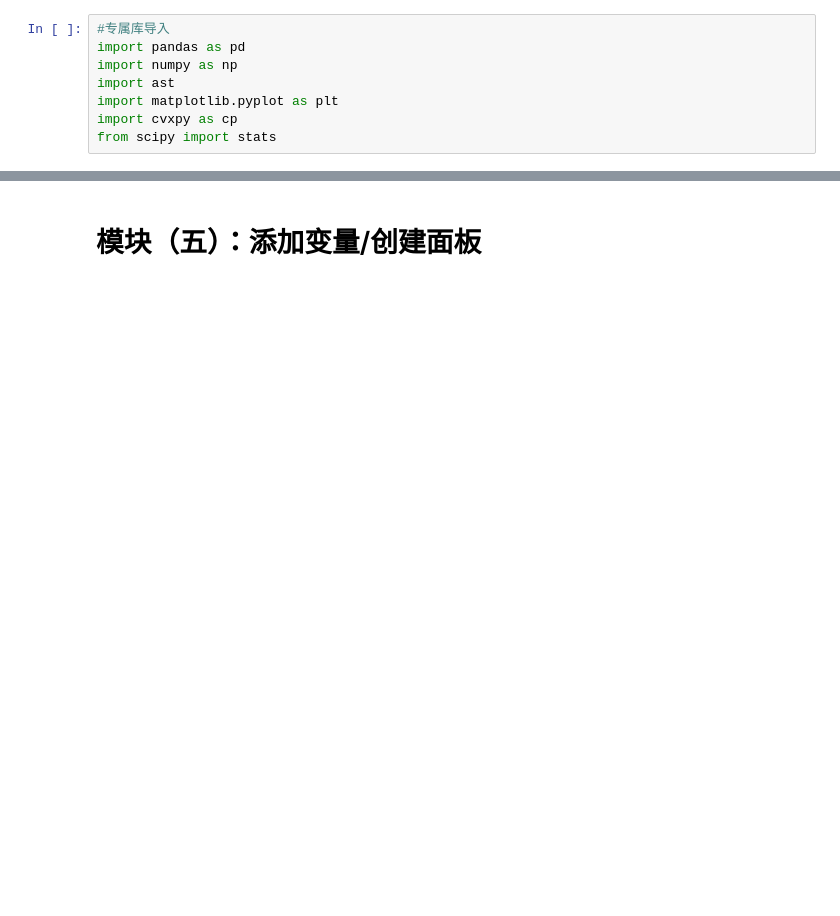
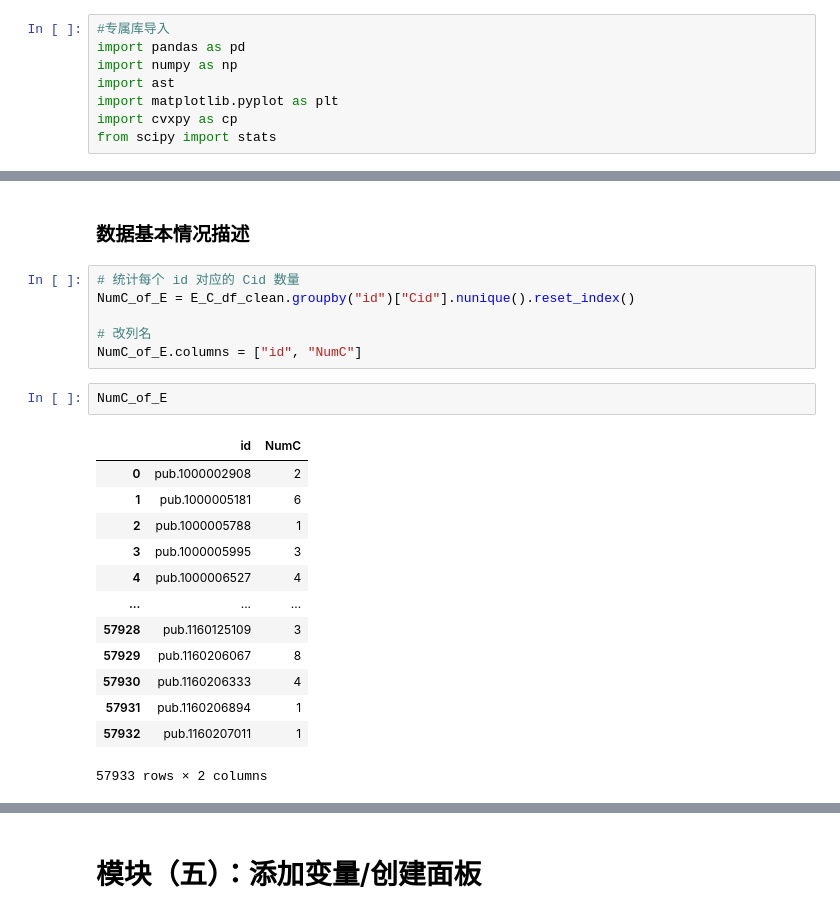
Before and after one commit to moonnotwhite30/notebook-backup, a Jupyter notebook: 2025_09_05.ipynb, the cells around one changed output, grey strips where cells are left out. Drawn from its saved outputs; the diff is of its cells as text; blank space fills up the shorter version.

```diff
--- a/2025_09_05.ipynb
+++ b/2025_09_05.ipynb
@@ -1666,0 +1758,24 @@ E_C_df
+# %% [markdown]
+### 数据基本情况描述
+# %%
+# 统计每个 id 对应的 Cid 数量
+NumC_of_E = E_C_df_clean.groupby("id")["Cid"].nunique().reset_index()
+
+# 改列名
+NumC_of_E.columns = ["id", "NumC"]
+# %%
+NumC_of_E
+# %% [output]
+|  | id | NumC |
+| 0 | pub.1000002908 | 2 |
+| 1 | pub.1000005181 | 6 |
+| 2 | pub.1000005788 | 1 |
+| 3 | pub.1000005995 | 3 |
+| 4 | pub.1000006527 | 4 |
+| ... | ... | ... |
+| 57928 | pub.1160125109 | 3 |
+| 57929 | pub.1160206067 | 8 |
+| 57930 | pub.1160206333 | 4 |
+| 57931 | pub.1160206894 | 1 |
+| 57932 | pub.1160207011 | 1 |
+57933 rows × 2 columns
```
Also changed, not shown: parts of 37 cells of this notebook.
